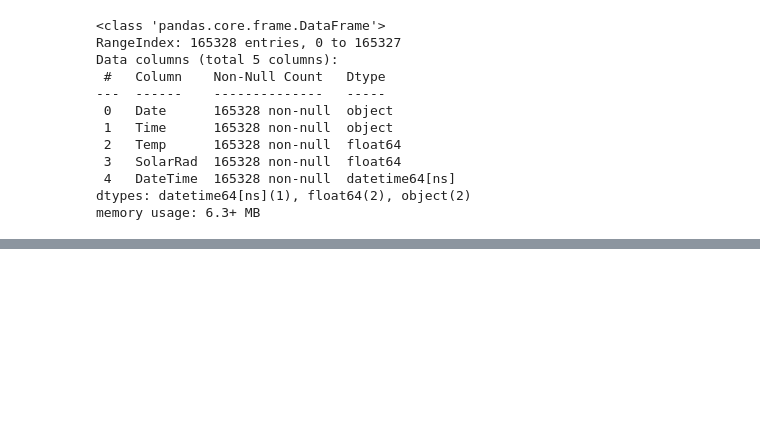
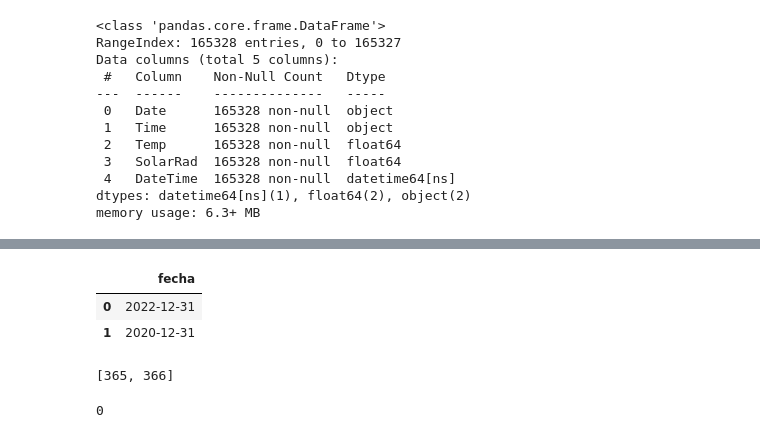
Before and after one commit to Pr0nel/weather_data, a Jupyter notebook: Notebooks/1.0 Exploracion Dataset.ipynb, the cells around one changed output, grey strips where cells are left out. Cells and saved outputs as stored; diff of their text form; code cells hidden in the pictures; blank space fills up the shorter version.

```diff
--- a/Notebooks/1.0 Exploracion Dataset.ipynb
+++ b/Notebooks/1.0 Exploracion Dataset.ipynb
@@ -283,0 +303,10 @@ memory usage: 6.3+ MB
+# %%
+_tmp=pd.DataFrame(['31/12/2022','31/12/2020'],columns=['fecha'])
+_tmp['fecha']=pd.to_datetime(_tmp['fecha'])
+display(_tmp)
+display([x.timetuple().tm_yday for x in _tmp['fecha']])
+# %% [output]
+|  | fecha |
+| 0 | 2022-12-31 |
+| 1 | 2020-12-31 |
+[365, 366]
@@ -283,0 +315,4 @@ memory usage: 6.3+ MB
+# %%
+data['DateTime'].isnull().sum()
+# %% [output]
+0
```
Also changed, not shown: parts of 7 cells of this notebook.
